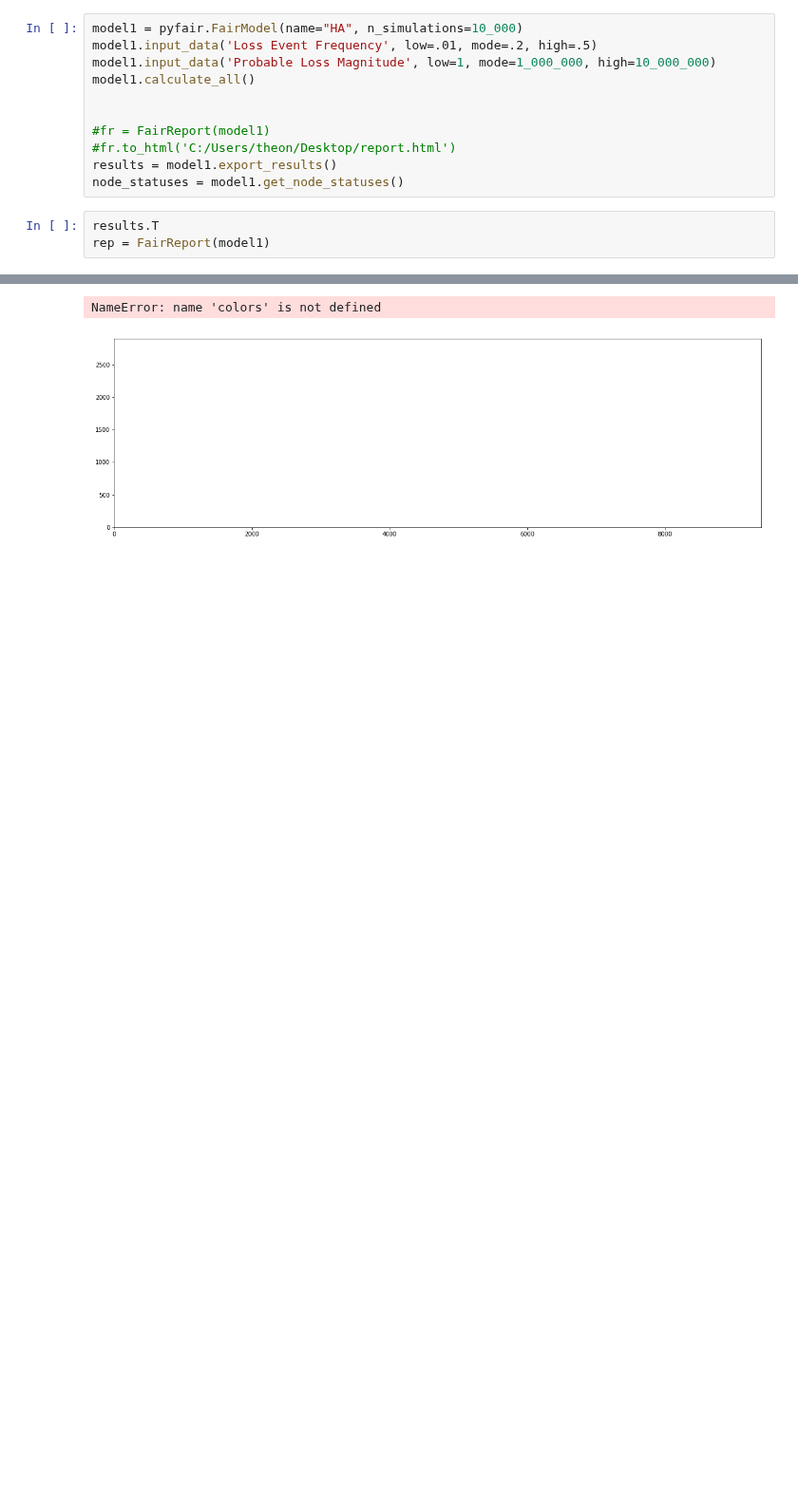
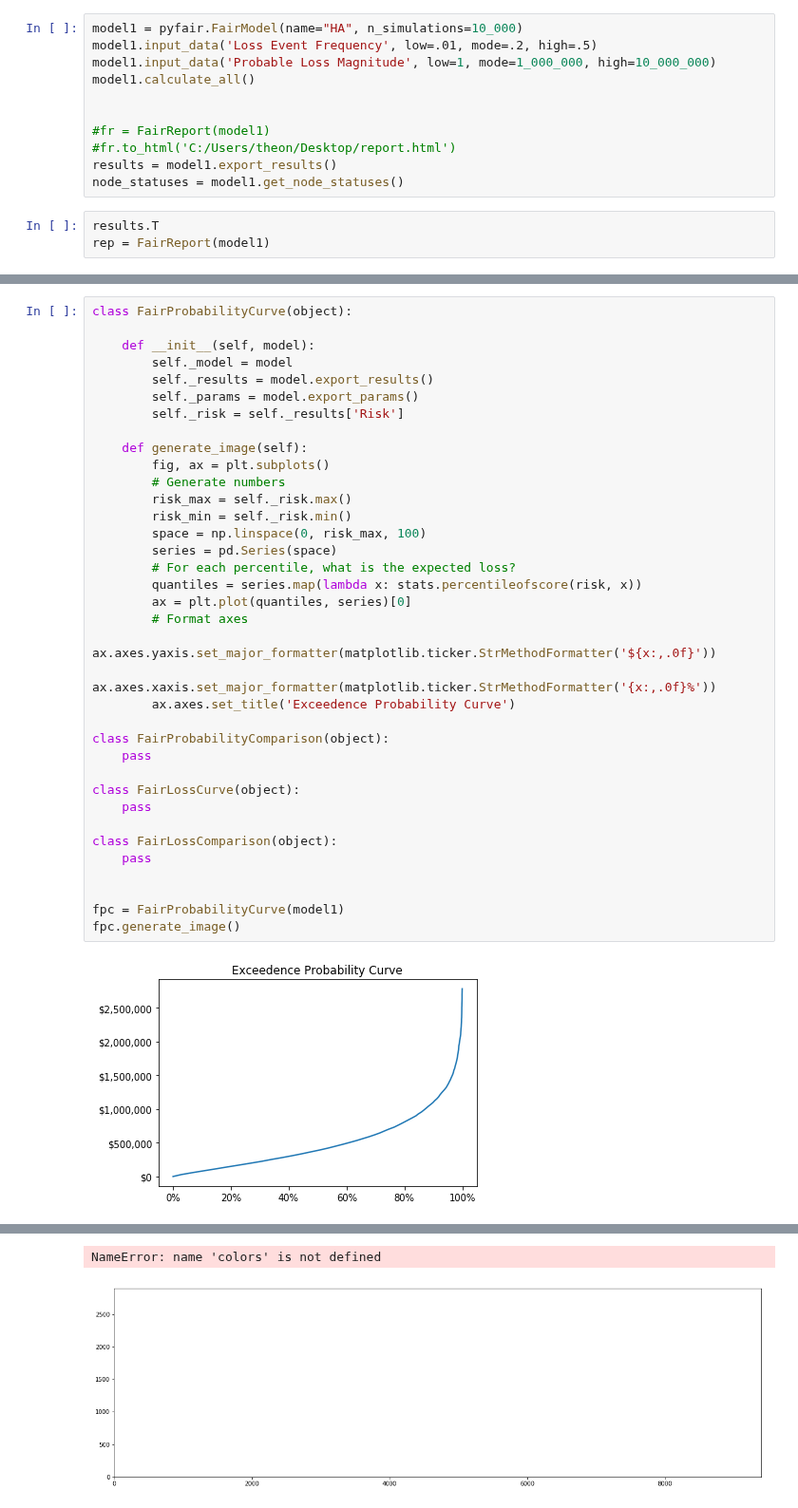
Before and after one commit to Hive-Systems/pyfair, a Jupyter notebook: scratch_notebook.ipynb, the cells around one changed output, grey strips where cells are left out. Shown at 95% size. Cells and saved outputs as stored; diff of their text form; blank space fills up the shorter version.

Commit message:
Put first graphs in place for curves.

```diff
--- a/scratch_notebook.ipynb
+++ b/scratch_notebook.ipynb
@@ -44,3 +59,41 @@ ftg.generate_image()
+# %%
+class FairProbabilityCurve(object):
+
+    def __init__(self, model):
+        self._model = model
+        self._results = model.export_results()
+        self._params = model.export_params()
+        self._risk = self._results['Risk']
+
+    def generate_image(self):
+        fig, ax = plt.subplots()
+        # Generate numbers
+        risk_max = self._risk.max()
+        risk_min = self._risk.min()
+        space = np.linspace(0, risk_max, 100)
+        series = pd.Series(space)
+        # For each percentile, what is the expected loss?
+        quantiles = series.map(lambda x: stats.percentileofscore(risk, x))
+        ax = plt.plot(quantiles, series)[0]
+        # Format axes
+        ax.axes.yaxis.set_major_formatter(matplotlib.ticker.StrMethodFormatter('${x:,.0f}'))
+        ax.axes.xaxis.set_major_formatter(matplotlib.ticker.StrMethodFormatter('{x:,.0f}%'))
+        ax.axes.set_title('Exceedence Probability Curve')
+
+class FairProbabilityComparison(object):
+    pass
+
+class FairLossCurve(object):
+    pass
+
+class FairLossComparison(object):
+    pass
+
+
+fpc = FairProbabilityCurve(model1)
+fpc.generate_image()
+# %% [output]
+[figure, added]
 # %%
 
 import scipy.stats as stats
```
Also changed, not shown: parts of 3 cells of this notebook, 1 other file.
